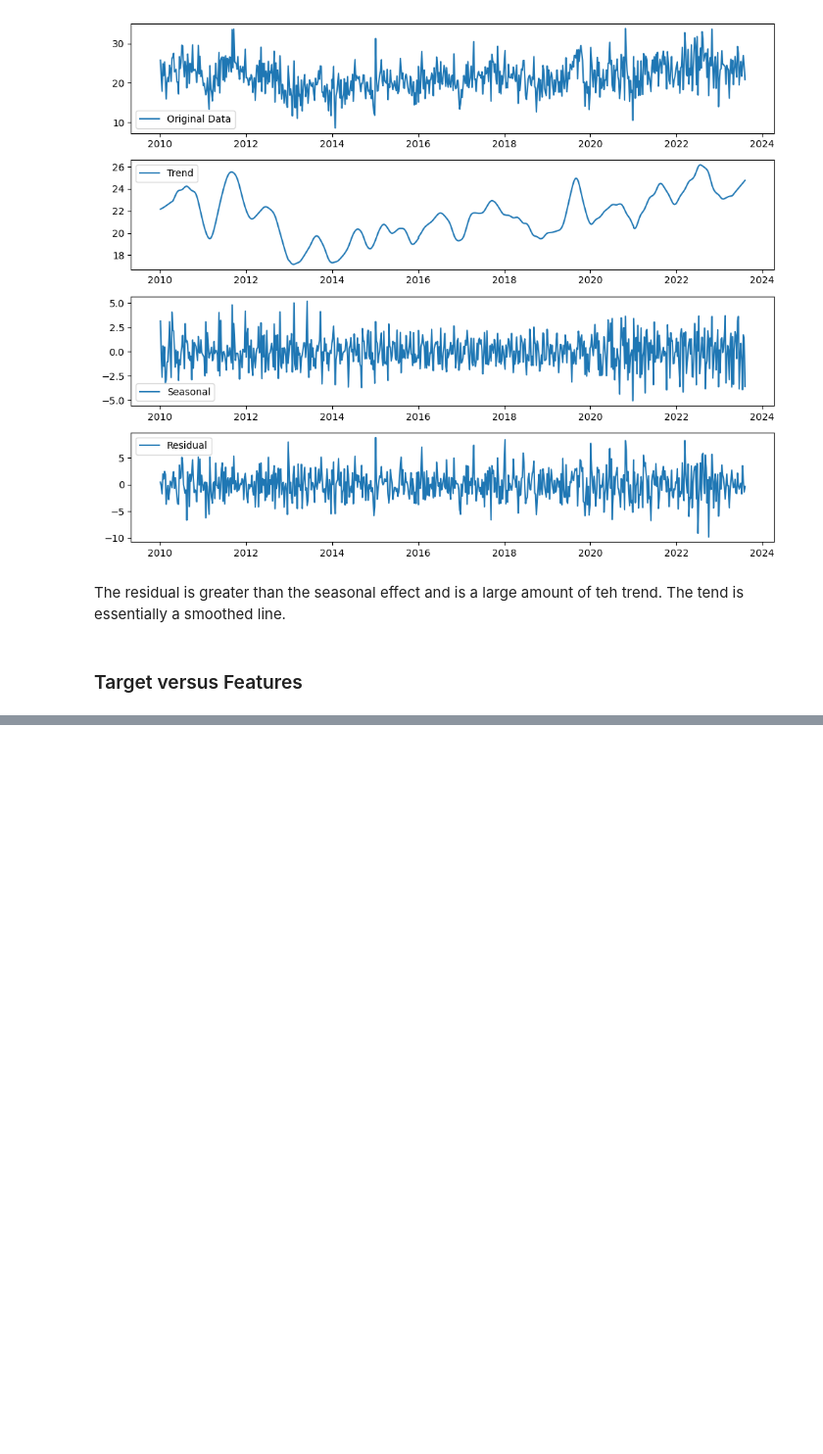
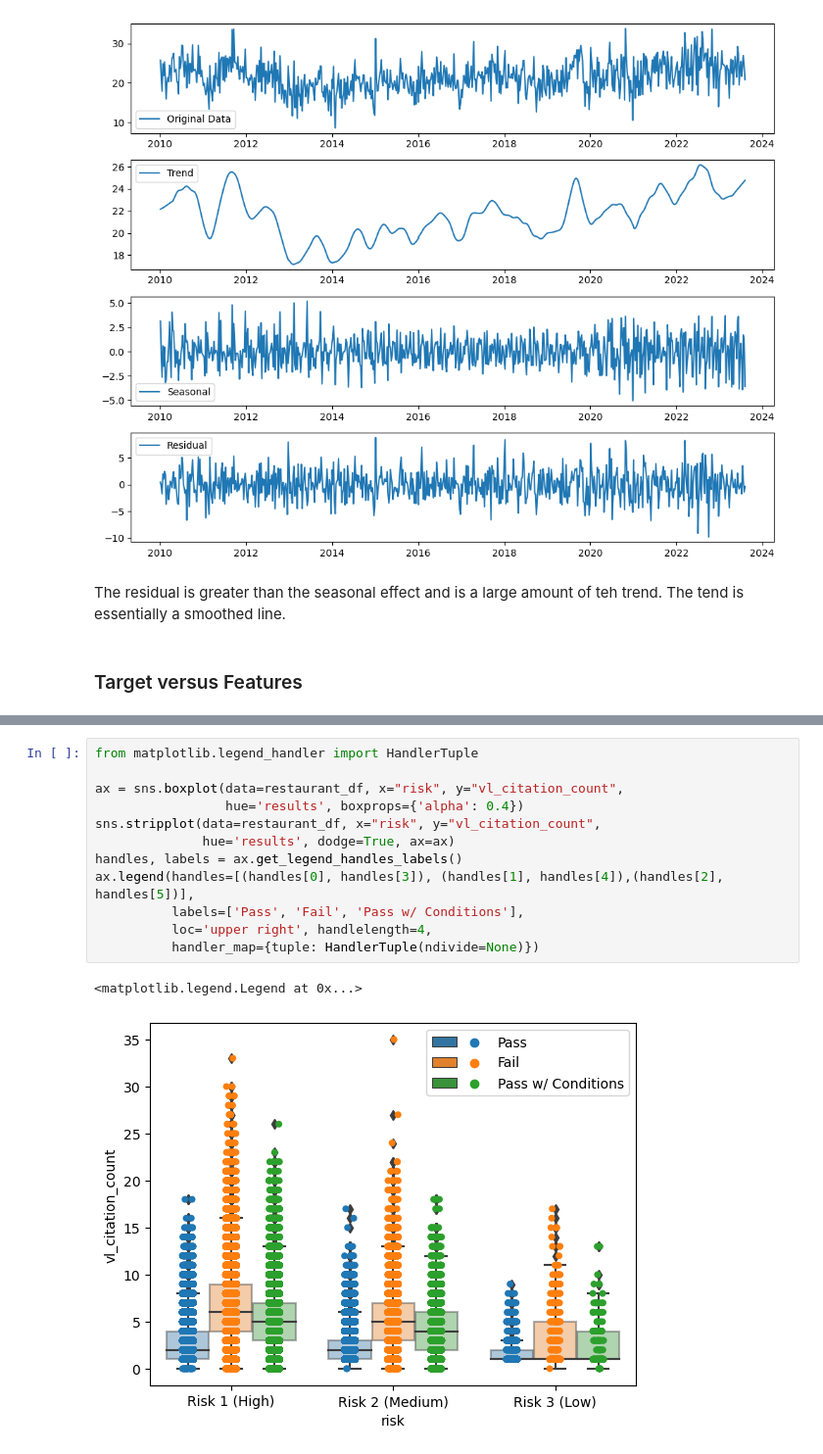
Before and after one commit to ejw-data/proj-food-inspections, a Jupyter notebook: feature_analysis.ipynb, the cells around one changed output, grey strips where cells are left out. Shown at 98% size. Saved outputs shown, nothing was run; the diff lists cells and outputs as text; blank space fills up the shorter version.

```diff
--- a/feature_analysis.ipynb
+++ b/feature_analysis.ipynb
@@ -394,0 +416,15 @@ The residual is greater than the seasonal effect and is a large amount of teh tr
+# %%
+from matplotlib.legend_handler import HandlerTuple
+
+ax = sns.boxplot(data=restaurant_df, x="risk", y="vl_citation_count",
+                 hue='results', boxprops={'alpha': 0.4})
+sns.stripplot(data=restaurant_df, x="risk", y="vl_citation_count",
+              hue='results', dodge=True, ax=ax)
+handles, labels = ax.get_legend_handles_labels()
+ax.legend(handles=[(handles[0], handles[3]), (handles[1], handles[4]),(handles[2], handles[5])],
+          labels=['Pass', 'Fail', 'Pass w/ Conditions'],
+          loc='upper right', handlelength=4,
+          handler_map={tuple: HandlerTuple(ndivide=None)})
+# %% [output]
+<matplotlib.legend.Legend at 0x...>
+[figure, added]
```
Also changed, not shown: parts of 13 cells of this notebook.
